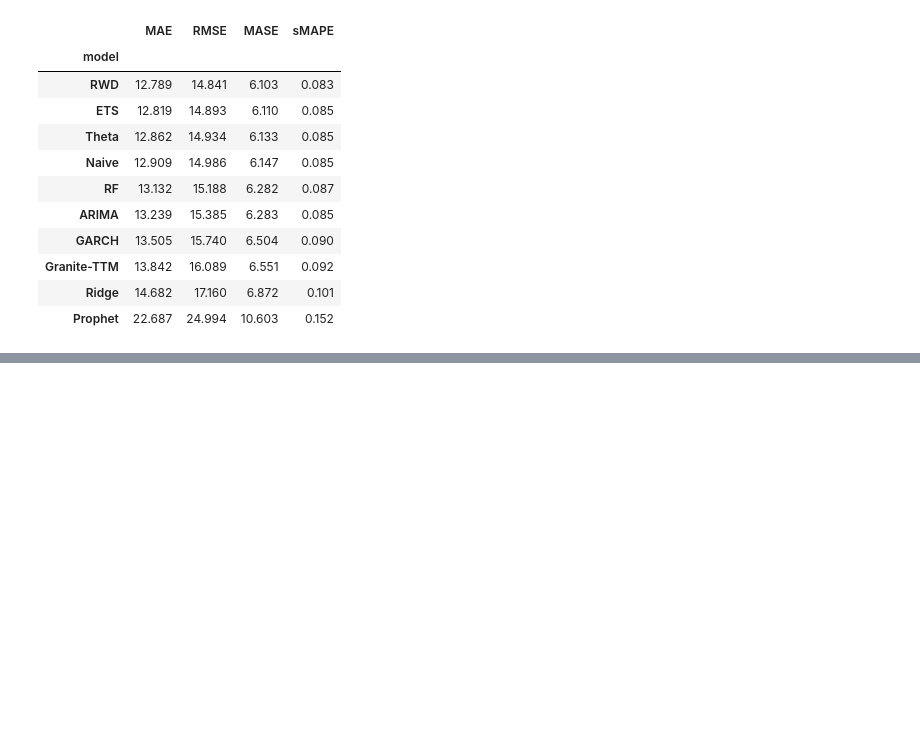
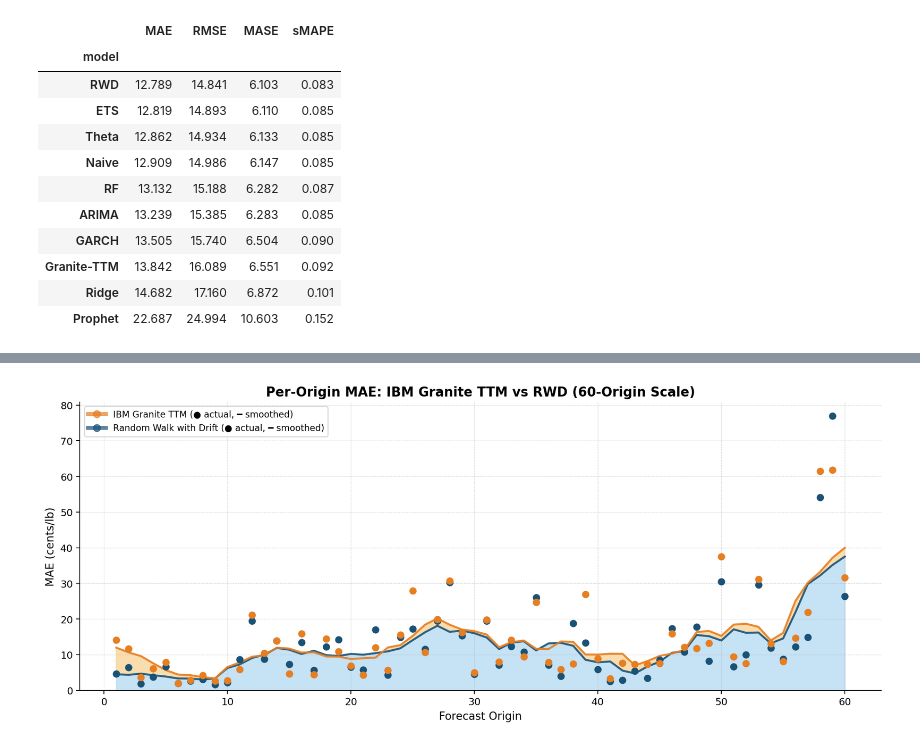
Before and after one commit to F5F0A0/coffee-futures-forecasting-model, a Jupyter notebook: notebooks/01_backtest_run.ipynb, the cells around one changed output, grey strips where cells are left out. Cells and saved outputs as stored; diff of their text form; code cells hidden in the pictures; blank space fills up the shorter version.

```diff
--- a/notebooks/01_backtest_run.ipynb
+++ b/notebooks/01_backtest_run.ipynb
@@ -457,0 +689,88 @@ leaderboard.round(3)
+# %%
+from matplotlib.lines import Line2D
+from scipy.ndimage import uniform_filter1d
+
+# Per-origin MAE = mean of per-step absolute errors over the 63-day horizon.
+s60 = step_errors_df[step_errors_df["scale"] == 60]
+rwd_mae = (
+    s60[s60["model"] == "RWD"].groupby("origin_id")["error"].mean().sort_index().values
+)
+gra_mae = (
+    s60[s60["model"] == "Granite-TTM"]
+    .groupby("origin_id")["error"]
+    .mean()
+    .sort_index()
+    .values
+)
+origin_ids = np.arange(1, len(rwd_mae) + 1)
+
+# Smoothed trend to cut through origin-to-origin noise.
+W = max(5, len(rwd_mae) // 10)
+smooth_r = uniform_filter1d(rwd_mae.astype(float), size=W, mode="nearest")
+smooth_g = uniform_filter1d(gra_mae.astype(float), size=W, mode="nearest")
+
+fig, ax = plt.subplots(figsize=(12, 5), dpi=180)
+
+# Blue base layer: 0 to RWD trend (shared forecast difficulty).
+ax.fill_between(origin_ids, 0, smooth_r, color="#AED6F1", alpha=0.7)
+# Orange layer: only where Granite exceeds RWD (the extra error).
+ax.fill_between(
+    origin_ids,
+    smooth_r,
+    smooth_g,
+    where=(smooth_g >= smooth_r),
+    color="#FAD7A0",
+    alpha=0.85,
+)
+
+ax.plot(origin_ids, smooth_r, color="#1A5276", linewidth=2.0, alpha=0.9)
+ax.plot(origin_ids, smooth_g, color="#E67E22", linewidth=2.0, alpha=0.9)
+ax.scatter(origin_ids, rwd_mae, color="#1A5276", s=40, zorder=5)
+ax.scatter(origin_ids, gra_mae, color="#E67E22", s=40, zorder=5)
+
+ax.set_title(
+    "Per-Origin MAE: IBM Granite TTM vs RWD (60-Origin Scale)",
+    fontsize=13,
+    weight="semibold",
+)
+ax.set_xlabel("Forecast Origin", fontsize=11)
+ax.set_ylabel("MAE (cents/lb)", fontsize=11)
+ax.set_ylim(bottom=0)
+ax.grid(True, ls="--", linewidth=0.5, alpha=0.5)
+ax.spines["top"].set_visible(False)
+ax.spines["right"].set_visible(False)
+
+legend_handles = [
+    Line2D(
+        [0],
+        [0],
+        marker="o",
+        color="#E67E22",
+        markerfacecolor="#E67E22",
+        markersize=7,
+        linewidth=4,
+        alpha=0.7,
+        label="IBM Granite TTM (● actual, ━ smoothed)",
+    ),
+    Line2D(
+        [0],
+        [0],
+        marker="o",
+        color="#1A5276",
+        markerfacecolor="#1A5276",
+        markersize=7,
+        linewidth=4,
+        alpha=0.7,
+        label="Random Walk with Drift (● actual, ━ smoothed)",
+    ),
+]
+ax.legend(handles=legend_handles, loc="upper left", frameon=True, fontsize=9)
+fig.tight_layout()
+fig.savefig(FIG_DIR / "IBM_vs_RWD.png", dpi=300, bbox_inches="tight")
+plt.show()
+
+granite_wins = int(np.sum(gra_mae < rwd_mae))
+print(f"\nGranite beats RWD in {granite_wins} / {len(rwd_mae)} origins")
+print(f"Mean MAE: Granite = {gra_mae.mean():.3f},  RWD = {rwd_mae.mean():.3f}")
+# %% [output]
+[figure, added]
```
Also changed, not shown: parts of 24 cells of this notebook, 17 other files.
